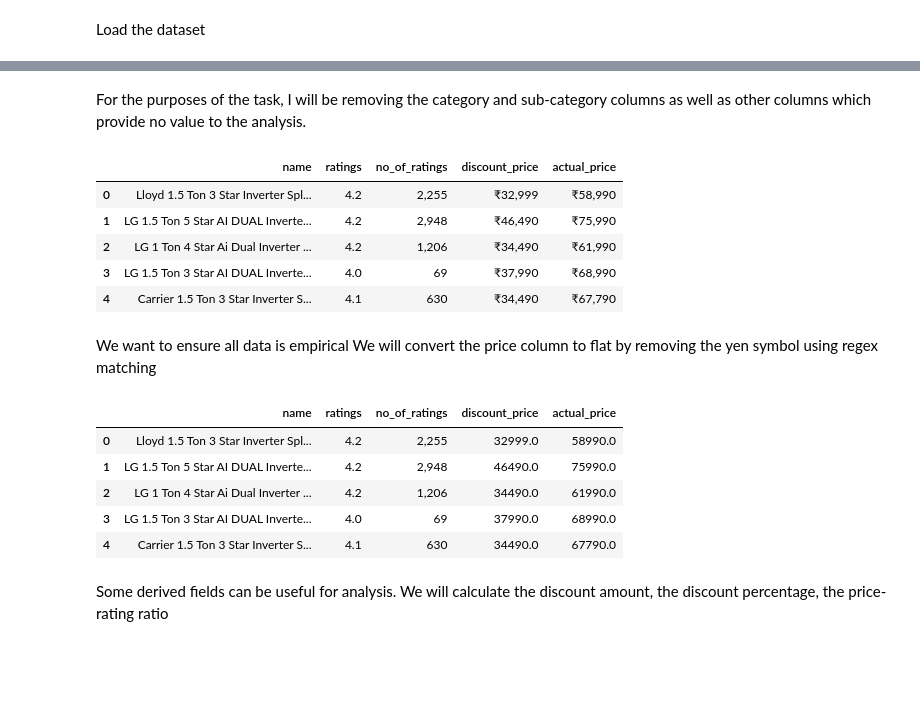
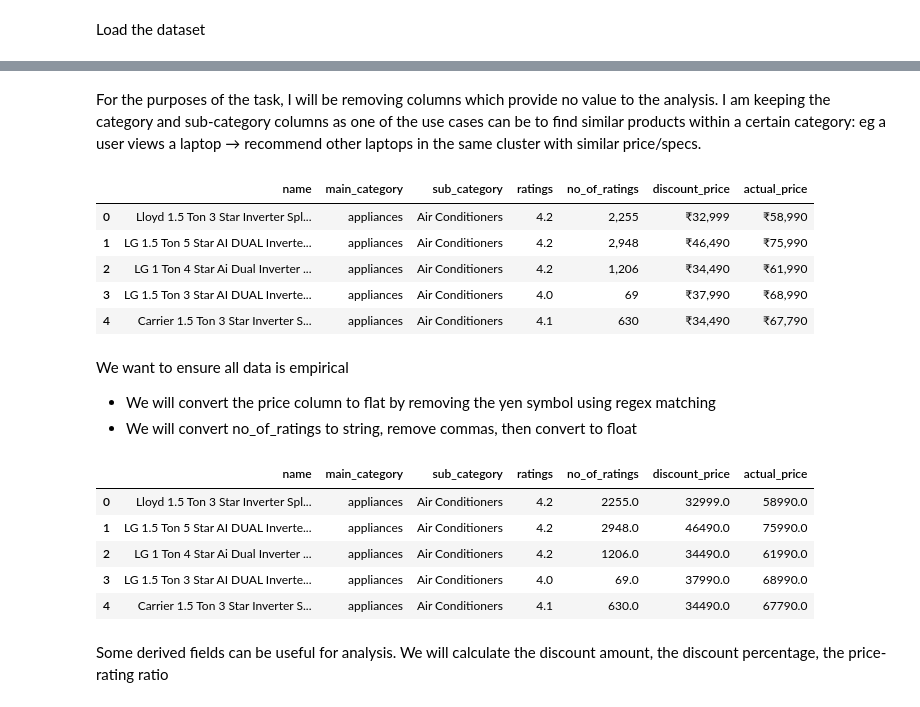
Before and after one commit to mmaaz-khan/ProductFeatureClustering, a Jupyter notebook: k-means.ipynb, the cells around one changed output, grey strips where cells are left out. Saved outputs shown, nothing was run; the diff lists cells and outputs as text; code cells hidden in the pictures; blank space fills up the shorter version.

```diff
--- a/k-means.ipynb
+++ b/k-means.ipynb
@@ -39,21 +48,23 @@ master_df.head()
 | 3 | LG 1.5 Ton 3 Star AI DUAL Inverte... | appliances | Air Conditioners | https://m.media-amazon.com/images... | https://www.amazon.in/LG-Converti... | 4.0 | 69 | ₹37,990 | ... |
 | 4 | Carrier 1.5 Ton 3 Star Inverter S... | appliances | Air Conditioners | https://m.media-amazon.com/images... | https://www.amazon.in/Carrier-Inv... | 4.1 | 630 | ₹34,490 | ... |
 # %% [markdown]
-For the purposes of the task, I will be removing the category and sub-category columns as well as other columns which provide no value to the analysis.
+For the purposes of the task, I will be removing columns which provide no value to the analysis.
+I am keeping the category and sub-category columns as one of the use cases can be to find similar products within a certain category: eg a user views a laptop → recommend other laptops in the same cluster with similar price/specs.
 # %%
-master_df = master_df.drop(columns=['main_category', 'sub_category', 'image', 'link', 'Unnamed: 0']) # Drop specified columns
+master_df = master_df.drop(columns=['image', 'link', 'Unnamed: 0']) # Drop specified columns
 
 master_df.head()
 # %% [output]
-|  | name | ratings | no_of_ratings | discount_price | actual_price |
-| 0 | Lloyd 1.5 Ton 3 Star Inverter Spl... | 4.2 | 2,255 | ₹32,999 | ₹58,990 |
-| 1 | LG 1.5 Ton 5 Star AI DUAL Inverte... | 4.2 | 2,948 | ₹46,490 | ₹75,990 |
-| 2 | LG 1 Ton 4 Star Ai Dual Inverter ... | 4.2 | 1,206 | ₹34,490 | ₹61,990 |
-| 3 | LG 1.5 Ton 3 Star AI DUAL Inverte... | 4.0 | 69 | ₹37,990 | ₹68,990 |
-| 4 | Carrier 1.5 Ton 3 Star Inverter S... | 4.1 | 630 | ₹34,490 | ₹67,790 |
+|  | name | main_category | sub_category | ratings | no_of_ratings | discount_price | actual_price |
+| 0 | Lloyd 1.5 Ton 3 Star Inverter Spl... | appliances | Air Conditioners | 4.2 | 2,255 | ₹32,999 | ₹58,990 |
+| 1 | LG 1.5 Ton 5 Star AI DUAL Inverte... | appliances | Air Conditioners | 4.2 | 2,948 | ₹46,490 | ₹75,990 |
+| 2 | LG 1 Ton 4 Star Ai Dual Inverter ... | appliances | Air Conditioners | 4.2 | 1,206 | ₹34,490 | ₹61,990 |
+| 3 | LG 1.5 Ton 3 Star AI DUAL Inverte... | appliances | Air Conditioners | 4.0 | 69 | ₹37,990 | ₹68,990 |
+| 4 | Carrier 1.5 Ton 3 Star Inverter S... | appliances | Air Conditioners | 4.1 | 630 | ₹34,490 | ₹67,790 |
 # %% [markdown]
 We want to ensure all data is empirical
-We will convert the price column to flat by removing the yen symbol using regex matching
+- We will convert the price column to flat by removing the yen symbol using regex matching
+- We will convert no_of_ratings to string, remove commas, then convert to float
 # %%
 master_df['discount_price'] = master_df['discount_price'].replace('[\₹,]', '', regex=True).astype(float) # Convert discount_price to float
 master_df['actual_price'] = master_df['actual_price'].replace('[\₹,]', '', regex=True).astype(float) # Convert actual_price to float
@@ -61,14 +72,22 @@ master_df['actual_price'] = master_df['actual_price'].replace('[\₹,]', '', reg
 master_df['ratings'] = pd.to_numeric(master_df['ratings'], errors='coerce') # Convert ratings to float
 master_df = master_df.dropna(subset=['ratings']) # Drop NaN values in ratings
 
+master_df['no_of_ratings'] = master_df['no_of_ratings'].astype(str) # Convert object field to str
+master_df['no_of_ratings'] = master_df['no_of_ratings'].replace(",", "", regex=True) # Remove commas
+master_df['no_of_ratings'] = pd.to_numeric(master_df['no_of_ratings']) # Convert to numeric
+master_df = master_df[master_df['actual_price'] <= 2000000] # Drop rows with price over 2 million as these are definite outliers
+
+
+master_df = master_df.dropna() # Drop rows with missing values
+
 master_df.head()
 # %% [output]
-|  | name | ratings | no_of_ratings | discount_price | actual_price |
-| 0 | Lloyd 1.5 Ton 3 Star Inverter Spl... | 4.2 | 2,255 | 32999.0 | 58990.0 |
-| 1 | LG 1.5 Ton 5 Star AI DUAL Inverte... | 4.2 | 2,948 | 46490.0 | 75990.0 |
-| 2 | LG 1 Ton 4 Star Ai Dual Inverter ... | 4.2 | 1,206 | 34490.0 | 61990.0 |
-| 3 | LG 1.5 Ton 3 Star AI DUAL Inverte... | 4.0 | 69 | 37990.0 | 68990.0 |
-| 4 | Carrier 1.5 Ton 3 Star Inverter S... | 4.1 | 630 | 34490.0 | 67790.0 |
+|  | name | main_category | sub_category | ratings | no_of_ratings | discount_price | actual_price |
+| 0 | Lloyd 1.5 Ton 3 Star Inverter Spl... | appliances | Air Conditioners | 4.2 | 2255.0 | 32999.0 | 58990.0 |
+| 1 | LG 1.5 Ton 5 Star AI DUAL Inverte... | appliances | Air Conditioners | 4.2 | 2948.0 | 46490.0 | 75990.0 |
+| 2 | LG 1 Ton 4 Star Ai Dual Inverter ... | appliances | Air Conditioners | 4.2 | 1206.0 | 34490.0 | 61990.0 |
+| 3 | LG 1.5 Ton 3 Star AI DUAL Inverte... | appliances | Air Conditioners | 4.0 | 69.0 | 37990.0 | 68990.0 |
+| 4 | Carrier 1.5 Ton 3 Star Inverter S... | appliances | Air Conditioners | 4.1 | 630.0 | 34490.0 | 67790.0 |
 # %% [markdown]
 Some derived fields can be useful for analysis.
 We will calculate the discount amount, the discount percentage, the price-rating ratio
```
Also changed, not shown: parts of 20 cells of this notebook, 4 other files.
